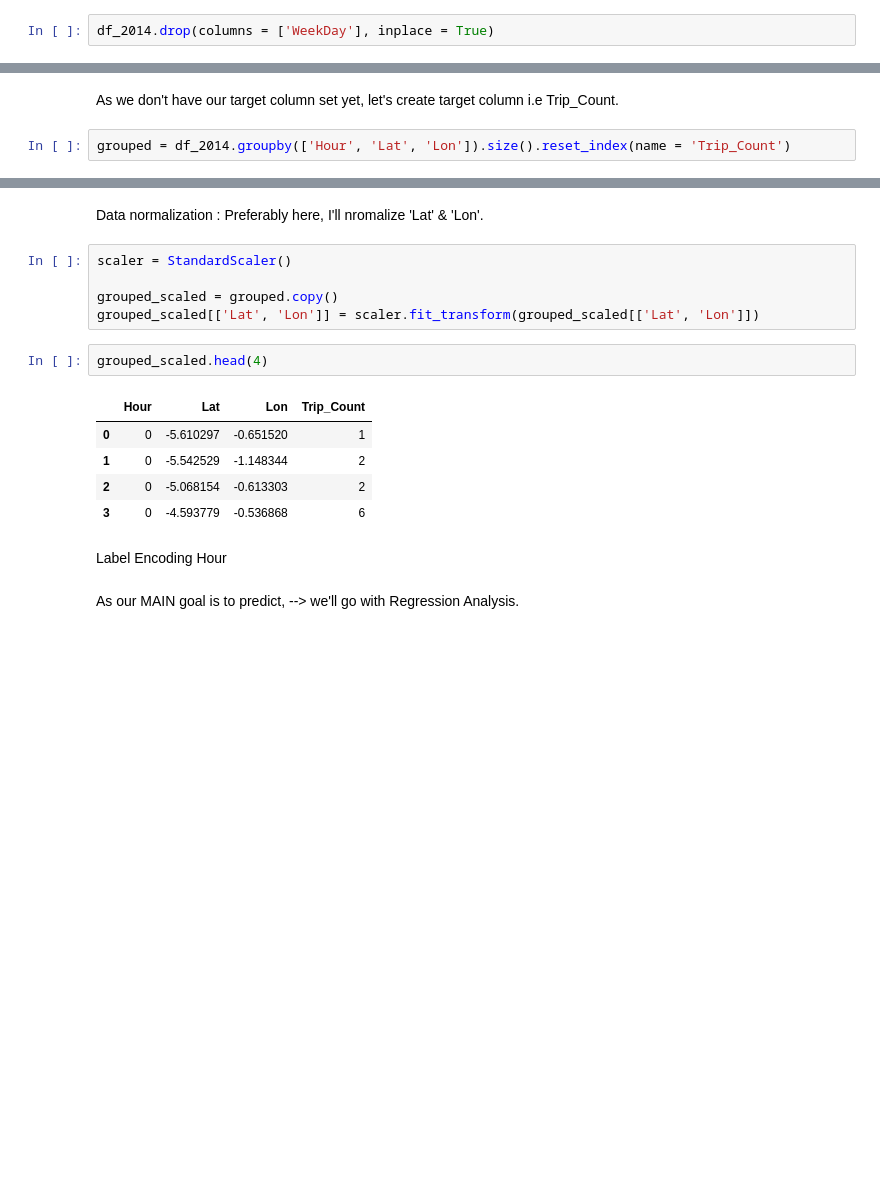
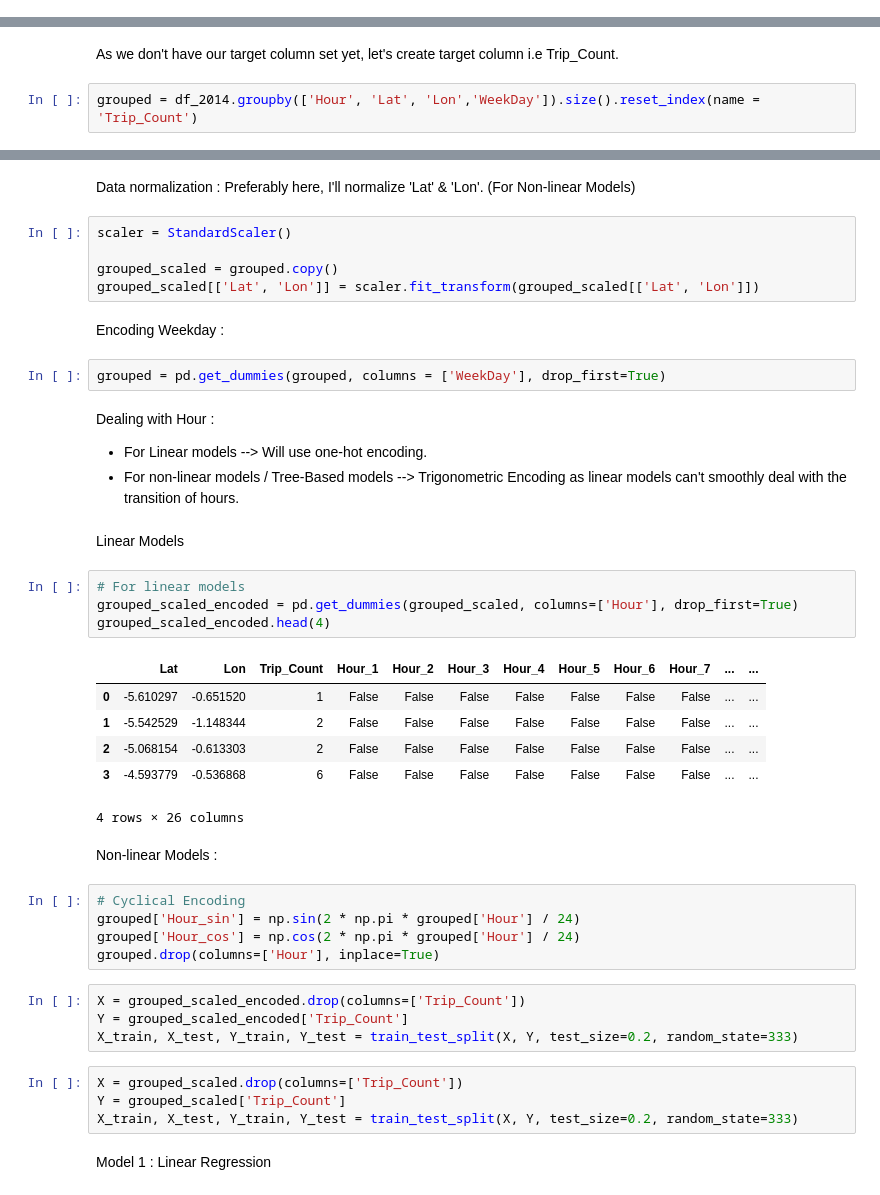
Before and after one commit to ssnannaware27/Ride_Demand_Prediction_UBER, a Jupyter notebook: Notebook/ride_demand_prediction.ipynb, the cells around one changed output, grey strips where cells are left out. Cells and saved outputs as stored; diff of their text form; blank space fills up the shorter version.

Commit message:
Linear Reg, begins

```diff
--- a/Notebook/ride_demand_prediction.ipynb
+++ b/Notebook/ride_demand_prediction.ipynb
@@ -181,2 +181,0 @@ As we are doing ride demand prediction based on time & location. Weekday was use
-# %%
-df_2014.drop(columns = ['WeekDay'], inplace = True)
@@ -192,4 +190,4 @@ df_2014.head(5)
 # %% [markdown]
 As we don't have our target column set yet, let's create target column i.e Trip_Count.
 # %%
-grouped = df_2014.groupby(['Hour', 'Lat', 'Lon']).size().reset_index(name = 'Trip_Count')
+grouped = df_2014.groupby(['Hour', 'Lat', 'Lon','WeekDay']).size().reset_index(name = 'Trip_Count')
@@ -212,19 +203,45 @@ grouped
 # %% [markdown]
-Data normalization : Preferably here, I'll nromalize 'Lat' & 'Lon'.
+Data normalization : Preferably here, I'll normalize 'Lat' & 'Lon'. (For Non-linear Models)
 # %%
 scaler = StandardScaler()
 
 grouped_scaled = grouped.copy()
 grouped_scaled[['Lat', 'Lon']] = scaler.fit_transform(grouped_scaled[['Lat', 'Lon']])
-# %%
-grouped_scaled.head(4)
-# %% [output]
-|  | Hour | Lat | Lon | Trip_Count |
-| 0 | 0 | -5.610297 | -0.651520 | 1 |
-| 1 | 0 | -5.542529 | -1.148344 | 2 |
-| 2 | 0 | -5.068154 | -0.613303 | 2 |
-| 3 | 0 | -4.593779 | -0.536868 | 6 |
+# %% [markdown]
+Encoding Weekday :
+# %%
+grouped = pd.get_dummies(grouped, columns = ['WeekDay'], drop_first=True)
 # %% [markdown]
-Label Encoding Hour
+Dealing with Hour : <br>
+* For Linear models --> Will use one-hot encoding.
+* For non-linear models / Tree-Based models --> Trigonometric Encoding as linear models can't smoothly deal with the transition of hours.
-# %% [markdown]
-As our MAIN goal is to predict, --> we'll go with Regression Analysis.
+# %% [markdown]
+Linear Models
+# %%
+# For linear models
+grouped_scaled_encoded = pd.get_dummies(grouped_scaled, columns=['Hour'], drop_first=True)
+grouped_scaled_encoded.head(4)
+# %% [output]
+|  | Lat | Lon | Trip_Count | Hour_1 | Hour_2 | Hour_3 | Hour_4 | Hour_5 | Hour_6 | Hour_7 | ... | ... |
+| 0 | -5.610297 | -0.651520 | 1 | False | False | False | False | False | False | False | ... | ... |
+| 1 | -5.542529 | -1.148344 | 2 | False | False | False | False | False | False | False | ... | ... |
+| 2 | -5.068154 | -0.613303 | 2 | False | False | False | False | False | False | False | ... | ... |
+| 3 | -4.593779 | -0.536868 | 6 | False | False | False | False | False | False | False | ... | ... |
+4 rows × 26 columns
+# %% [markdown]
+Non-linear Models :
+# %%
+# Cyclical Encoding
+grouped['Hour_sin'] = np.sin(2 * np.pi * grouped['Hour'] / 24)
+grouped['Hour_cos'] = np.cos(2 * np.pi * grouped['Hour'] / 24)
+grouped.drop(columns=['Hour'], inplace=True)
+# %%
+X = grouped_scaled_encoded.drop(columns=['Trip_Count'])
+Y = grouped_scaled_encoded['Trip_Count']
+X_train, X_test, Y_train, Y_test = train_test_split(X, Y, test_size=0.2, random_state=333)
+# %%
+X = grouped_scaled.drop(columns=['Trip_Count'])
+Y = grouped_scaled['Trip_Count']
+X_train, X_test, Y_train, Y_test = train_test_split(X, Y, test_size=0.2, random_state=333)
+# %% [markdown]
+Model 1 : Linear Regression
```
Also changed, not shown: parts of 13 cells of this notebook.
